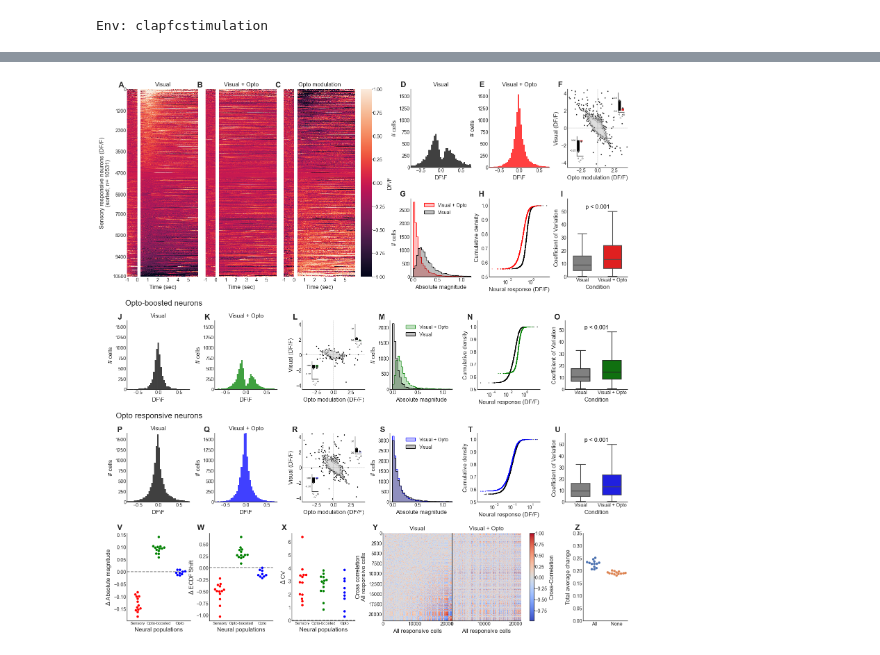
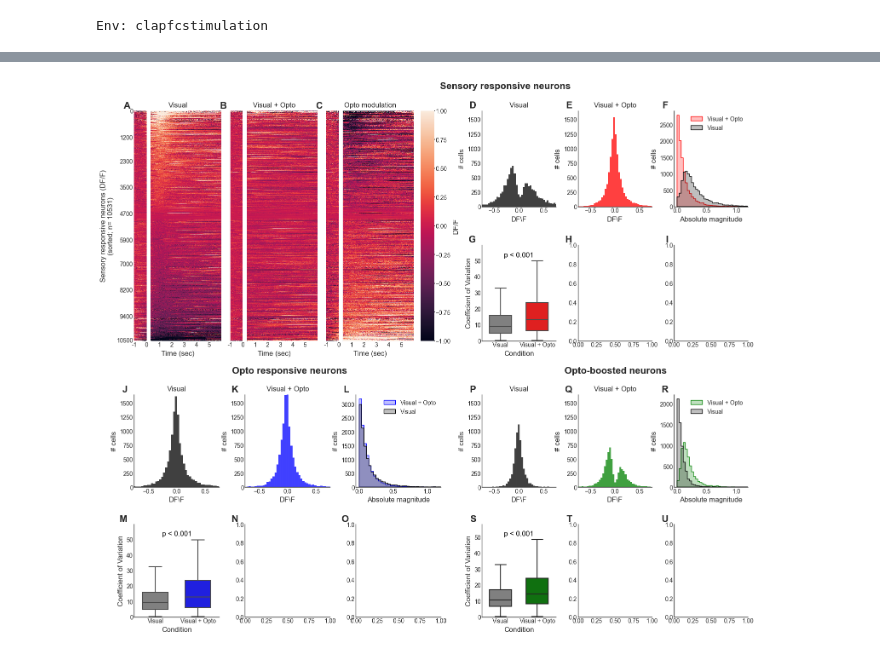
Before and after one commit to huriyeatg/clapfcstimulation, a Jupyter notebook: fig2_populationChrimson.ipynb, the cells around one changed output, grey strips where cells are left out. Cells and saved outputs as stored; diff of their text form; code cells hidden in the pictures.

```diff
--- a/fig2_populationChrimson.ipynb
+++ b/fig2_populationChrimson.ipynb
@@ -30,7 +30,7 @@ warnings.filterwarnings("ignore", category= UserWarning)
 
 
 #paths
-savefigpath  = r'C:\Users\Huriye\Documents\code\clapfcstimulation\figs\2024-04-21'
+savefigpath  =  r'G:\My Drive\Manuscripts\1 CLAStPFC\panels_raw'
 #'C:\\Users\\Huriye\\Documents\\code\\clapfcstimulation\\figs\\'
 analysispath = 'C:\\Users\\Huriye\\Documents\\code\\clapfcstimulation\\analysis\\'
 # %% [output]
@@ -38,3 +96,16 @@ Env: clapfcstimulation
+# %%
+# Figure 2 Supplementary 1: Baseline response dependence
+
+interestedCohort = 'Chrimson'
+interestedTrainedLevel = 'Naive'
+
+pfun.set_figure()
+fig = plt.figure(constrained_layout=False, figsize=(16, 18)) # 8,11 for full A4 page
+
+# set gridspec
+
+gs_visHeatmap  = fig.add_gridspec(ncols=3, nrows=1, bottom=0.65, top=0.95, left=0.05,right=0.46,
+                              wspace=0.1, hspace=0.2)
 # %%
 # Figure 2 : Chrimson mice - Naive population analysis
 
@@ -52,17 +123,10 @@ gs_visHeatmapCax  = fig.add_gridspec(ncols=1, nrows=1, bottom=0.65, top=0.95, le
                               wspace=0.2, hspace=0.4)
 gs_visuaPlots  = fig.add_gridspec(ncols=3, nrows=2, bottom=0.65, top=0.95, left=0.56, right=0.95,
                               wspace=0.3, hspace=0.4)
-gs_bothPlots   = fig.add_gridspec(ncols=6, nrows=1, bottom=0.47, top=0.58, left=0.05, right=0.95,
-                              wspace=0.4, hspace=0.2)
-gs_optoPlots   = fig.add_gridspec(ncols=6, nrows=1, bottom=0.29, top=0.40, left=0.05, right=0.95,
-                              wspace=0.4, hspace=0.2)
-gs_Summary     = fig.add_gridspec(ncols=3, nrows=1, bottom=0.10, top=0.24, left=0.05, right=0.46,
-                              wspace=0.3, hspace=0.1)
-gs_correlation = fig.add_gridspec(ncols=2, nrows=1, bottom=0.10, top=0.24, left=0.51, right=0.82,
-                              wspace=0, hspace=0.1)
-gs_correlationMean = fig.add_gridspec(ncols=1, nrows=1, bottom=0.10, top=0.24, left=0.87, right=0.95,
-                              wspace=0.4, hspace=0.1)
-
+gs_optoPlots   = fig.add_gridspec(ncols=3, nrows=2, bottom=0.29, top=0.58, left=0.05, right=0.44,
+                              wspace=0.3, hspace=0.4)
+gs_bothPlots   = fig.add_gridspec(ncols=3, nrows=2, bottom=0.29, top=0.58, left=0.56, right=0.95,
+                              wspace=0.3, hspace=0.4)
 
 # Panel A: Heatmap for Visual responsive cells
 ax_gs_visHeatmap = {xx: fig.add_subplot(gs_visHeatmap[xx]) for xx in range(3)}
@@ -92,7 +156,15 @@ pfun.population_plots('Visual', 'Visual + Opto', sortType = 'Visual', cohort=int
                        trainedLevel=interestedTrainedLevel, condition='Sensory', plotParams = plotParams,
                        axisAll=ax_gs_visuaPlots, savefigname=None, savefigpath=None)
 
-# Panel H-M: OptoBoosted responsive cells analysis
+# Panel: Opto responsive cells analysis
+total_num_axis = gs_optoPlots.get_geometry()[0]* gs_optoPlots.get_geometry()[1]
+ax_gs_optoPlots = {xx: fig.add_subplot(gs_optoPlots[xx]) for xx in range(total_num_axis)}
+plotParams['faceColors'] = ['black', 'blue']
+pfun.population_plots('Visual', 'Visual + Opto', sortType = 'Visual', cohort=interestedCohort,
+                       trainedLevel=interestedTrainedLevel, condition='Opto', plotParams = plotParams,
+                       axisAll=ax_gs_optoPlots, savefigname=None, savefigpath=None)
+
+# Panel: OptoBoosted responsive cells analysis
 total_num_axis = gs_bothPlots.get_geometry()[0]* gs_bothPlots.get_geometry()[1]
 ax_gs_bothPlots = {xx: fig.add_subplot(gs_bothPlots[xx]) for xx in range(total_num_axis)}
 plotParams['faceColors'] = ['black', 'green']
@@ -100,37 +172,11 @@ pfun.population_plots('Visual', 'Visual + Opto', sortType = 'Visual', cohort=int
                        trainedLevel=interestedTrainedLevel, condition='Opto-boosted', plotParams = plotParams,
                        axisAll=ax_gs_bothPlots, savefigname=None, savefigpath=None)
 
-# Panel N-S: Opto responsive cells analysis
-total_num_axis = gs_optoPlots.get_geometry()[0]* gs_optoPlots.get_geometry()[1]
-ax_gs_optoPlots = {xx: fig.add_subplot(gs_optoPlots[xx]) for xx in range(total_num_axis)}
-plotParams['faceColors'] = ['black', 'blue']
-pfun.population_plots('Visual', 'Visual + Opto', sortType = 'Visual', cohort=interestedCohort,
-                       trainedLevel=interestedTrainedLevel, condition='Opto', plotParams = plotParams,
-                       axisAll=ax_gs_optoPlots, savefigname=None, savefigpath=None)
-
-# Panel T: SNR/CV summary results
-total_num_axis = gs_Summary.get_geometry()[0]* gs_Summary.get_geometry()[1]
-ax_gs_Summary = {xx: fig.add_subplot(gs_Summary[xx]) for xx in range(total_num_axis)}
-pfun.plot_paramsDiffPerAnimal('ABS', [interestedCohort], [interestedTrainedLevel], ax= ax_gs_Summary[0], savefigname=None, savefigpath=None)
-pfun.plot_paramsDiffPerAnimal('ECDF Shift',  [interestedCohort], [interestedTrainedLevel], ax = ax_gs_Summary[1], savefigname=None, savefigpath=None)
-pfun.plot_paramsDiffPerAnimal('CV',  [interestedCohort], [interestedTrainedLevel], ax = ax_gs_Summary[2], savefigname=None, savefigpath=None)
 
 
-# Panel T: Correlation matrix
-total_num_axis = gs_correlation.get_geometry()[0]* gs_correlation.get_geometry()[1]
-ax_gs_correlation = {xx: fig.add_subplot(gs_correlation[xx]) for xx in range(total_num_axis)}
-pfun.plot_correlationMatrix('Visual', cohort=interestedCohort,
-                       trainedLevel=interestedTrainedLevel, responsiveness='All',
-                       axs=[ax_gs_correlation[0],ax_gs_correlation[1]] ,savefigname=None, savefigpath=None)
-
-total_num_axis = gs_correlationMean.get_geometry()[0]* gs_correlationMean.get_geometry()[1]
-ax_gs_correlationMean = {xx: fig.add_subplot(gs_correlationMean[xx]) for xx in range(total_num_axis)}
-pfun.plot_correlationMatrix_meanChange( ['Naive'], cohort=interestedCohort,
-                       responsiveness=['All', 'None'], params = 'All',
-                       axs=ax_gs_correlationMean[0], savefigname=None, savefigpath=None)
 
 # Lets add the labels
-axes = [ax_gs_visHeatmap, ax_gs_visuaPlots, ax_gs_bothPlots, ax_gs_optoPlots,ax_gs_Summary,ax_gs_correlation,ax_gs_correlationMean]
+axes = [ax_gs_visHeatmap, ax_gs_visuaPlots, ax_gs_optoPlots, ax_gs_bothPlots]
 labels = ['A','B','C','D','E','F','G','H','I','J','K','L','M','N','O','P',
           'Q','R','S','T','U','V','W','X','Y','','Z']
 lInd = 0
@@ -151,12 +197,16 @@ for ax, label in zip(axes, labels):
         lInd += 1
 
 # Add some text in the figure
-axes[2][0].text(1.2, 1.3, 'Opto-boosted neurons', transform=axes[2][0].transAxes, fontsize=16,
-                        fontweight='normal', va='top', ha='right',
+axes[1][1].text(1.2, 1.3, 'Sensory responsive neurons', transform=axes[1][0].transAxes, fontsize=16,
+                        fontweight='bold', va='top', ha='right',
                         bbox=dict(facecolor='none', edgecolor='none', boxstyle='round,pad=0.1'))
 
-axes[3][0].text(1.2, 1.3, 'Opto responsive neurons', transform=axes[3][0].transAxes, fontsize=16,
-                        fontweight='normal', va='top', ha='right',
+axes[2][1].text(1.2, 1.3, 'Opto responsive neurons', transform=axes[2][1].transAxes, fontsize=16,
+                        fontweight='bold', va='top', ha='right',
+                        bbox=dict(facecolor='none', edgecolor='none', boxstyle='round,pad=0.1'))
+
+axes[3][1].text(1.2, 1.3, 'Opto-boosted neurons', transform=axes[3][1].transAxes, fontsize=16,
+                        fontweight='bold', va='top', ha='right',
                         bbox=dict(facecolor='none', edgecolor='none', boxstyle='round,pad=0.1'))
 
 
@@ -189 +227 @@ No artists with labels found to put in legend.  Note that artists whose label st
-[figure, old version]
+[figure, new version]
```
Also changed, not shown: parts of 3 cells of this notebook, 11 other files.
